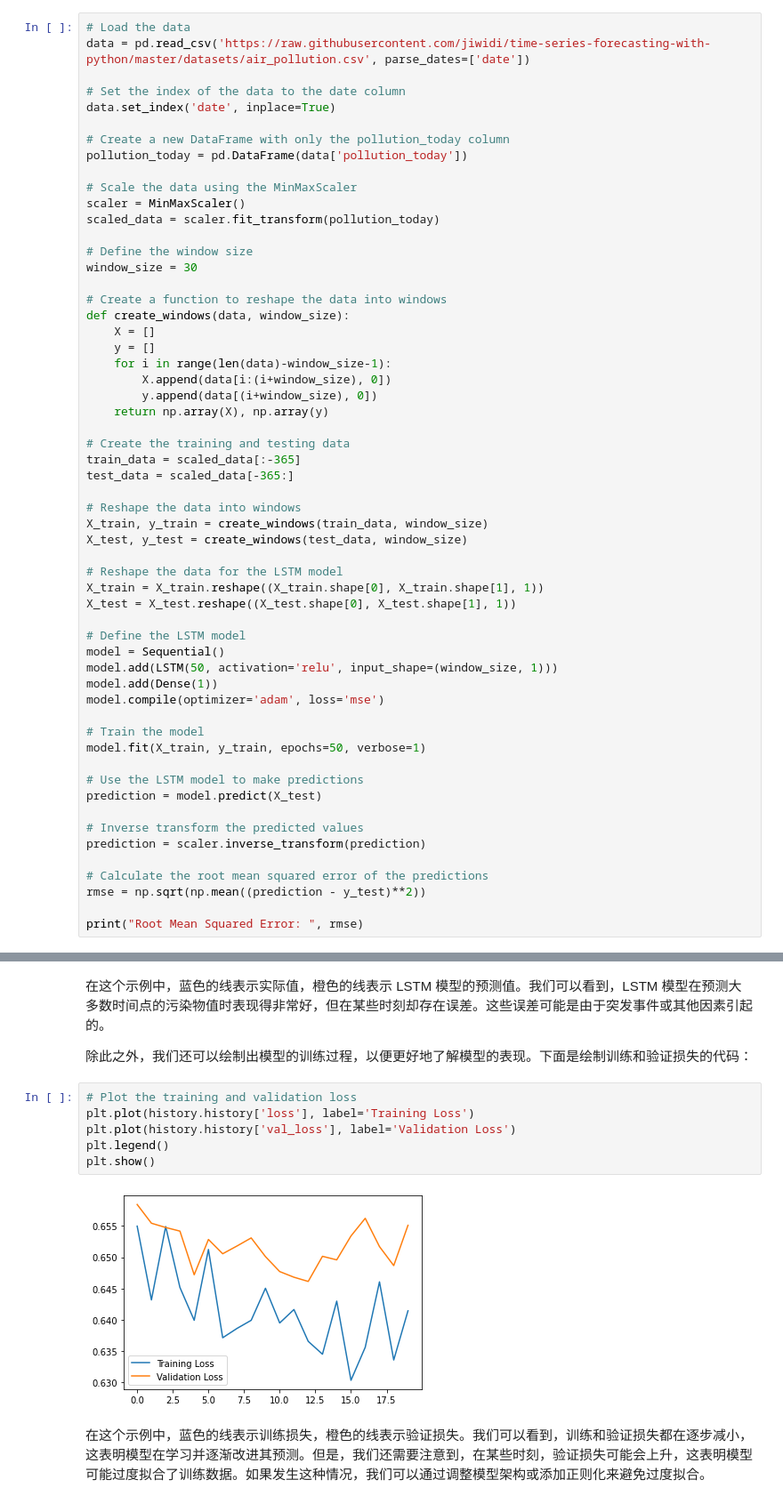
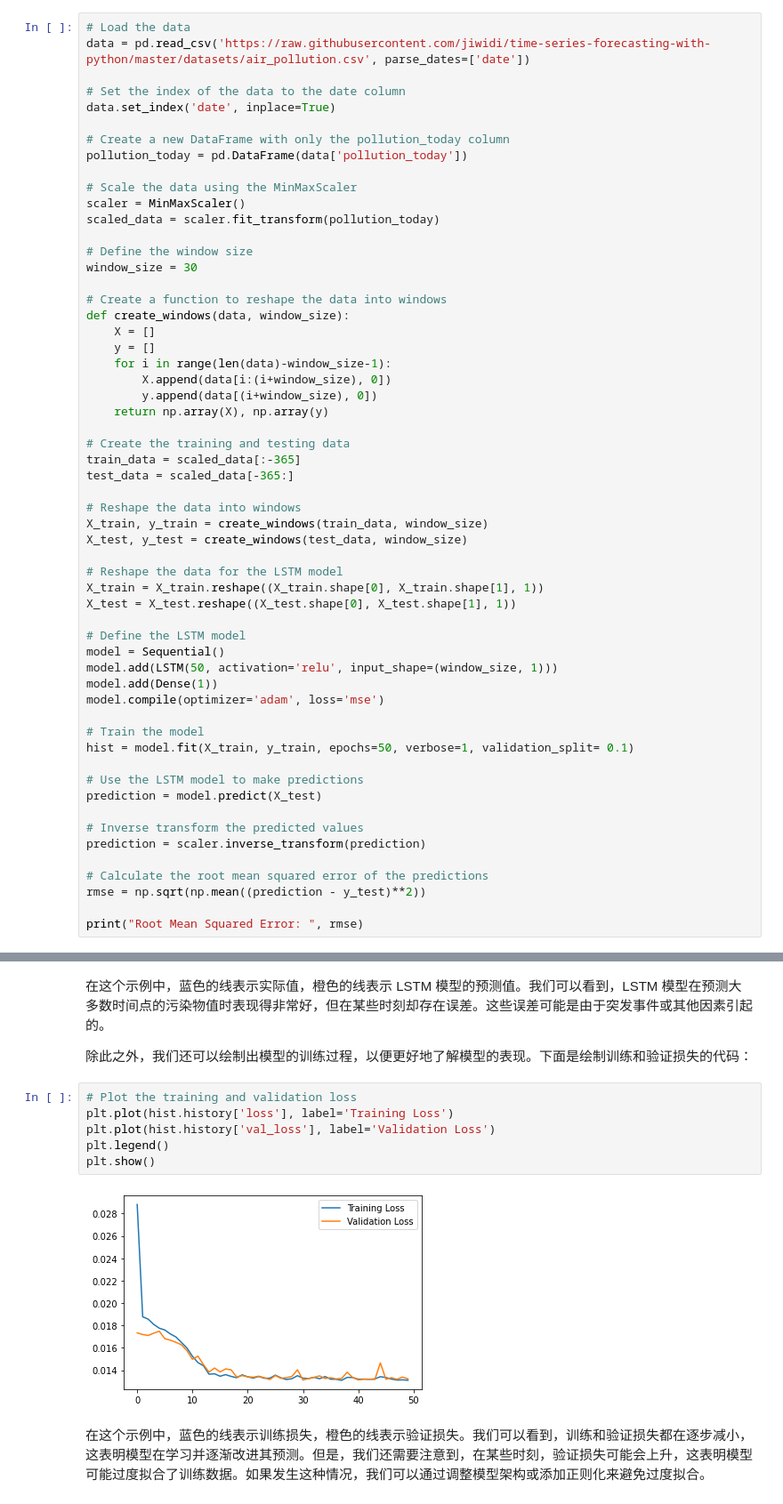
Before and after one commit to panxinming/5291-Final-Project, a Jupyter notebook: doc/LSTM+ARIMA.ipynb, the cells around one changed output, grey strips where cells are left out. Shown: that part at 89% size. Cells and saved outputs as stored; diff of their text form.

```diff
--- a/doc/LSTM+ARIMA.ipynb
+++ b/doc/LSTM+ARIMA.ipynb
@@ -267,7 +254,7 @@ model.add(Dense(1))
 model.compile(optimizer='adam', loss='mse')
 
 # Train the model
-model.fit(X_train, y_train, epochs=50, verbose=1)
+hist = model.fit(X_train, y_train, epochs=50, verbose=1, validation_split= 0.1)
 
 # Use the LSTM model to make predictions
 prediction = model.predict(X_test)
@@ -314,12 +301,12 @@ plt.show()
 除此之外，我们还可以绘制出模型的训练过程，以便更好地了解模型的表现。下面是绘制训练和验证损失的代码：
 # %%
 # Plot the training and validation loss
-plt.plot(history.history['loss'], label='Training Loss')
-plt.plot(history.history['val_loss'], label='Validation Loss')
+plt.plot(hist.history['loss'], label='Training Loss')
+plt.plot(hist.history['val_loss'], label='Validation Loss')
 plt.legend()
 plt.show()
 # %% [output]
-[figure, old version]
+[figure, new version]
 # %% [markdown]
 在这个示例中，蓝色的线表示训练损失，橙色的线表示验证损失。我们可以看到，训练和验证损失都在逐步减小，这表明模型在学习并逐渐改进其预测。但是，我们还需要注意到，在某些时刻，验证损失可能会上升，这表明模型可能过度拟合了训练数据。如果发生这种情况，我们可以通过调整模型架构或添加正则化来避免过度拟合。
 # %% [markdown]
```
Also changed, not shown: parts of 7 cells of this notebook.
